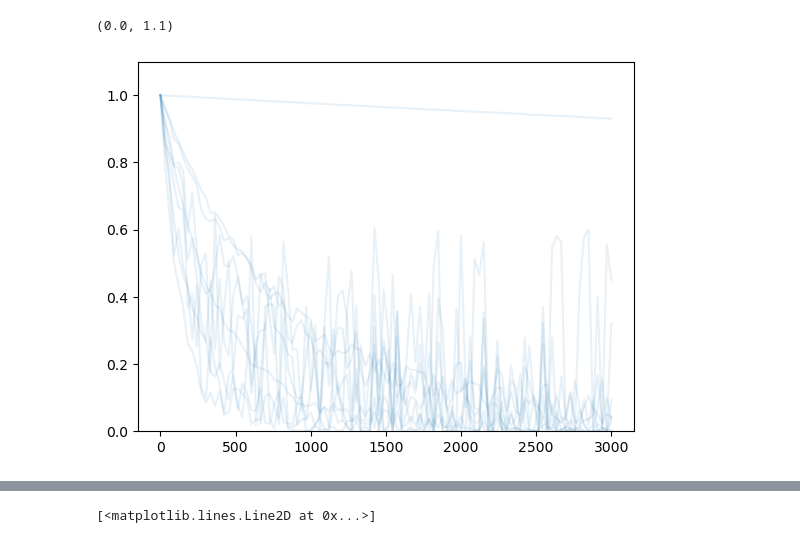
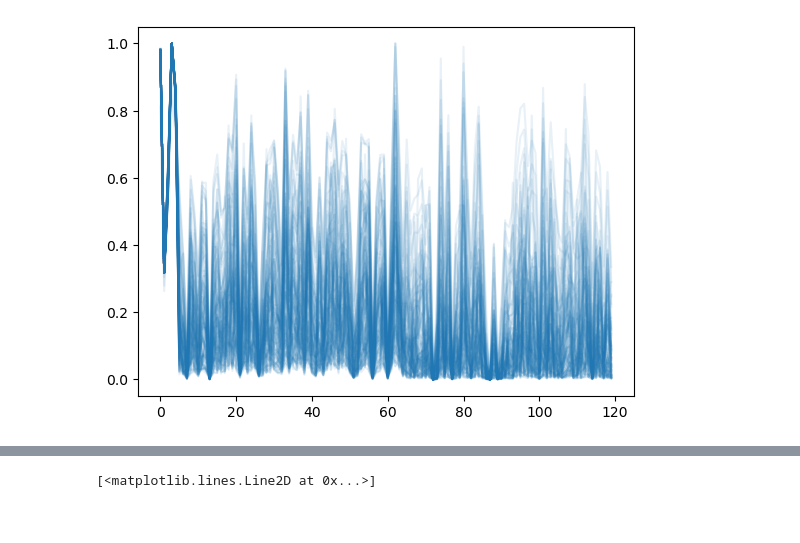
Before and after one commit to mackelab/dmri, a Jupyter notebook: notebooks/dmri_simulators.ipynb, the cells around one changed output, grey strips where cells are left out. Drawn from its saved outputs; the diff is of its cells as text; code cells hidden in the pictures.

Commit message:
Better ssfp acq prior

```diff
--- a/notebooks/dmri_simulators.ipynb
+++ b/notebooks/dmri_simulators.ipynb
@@ -18,3 +18,9 @@ bvecs = np.random.randn(100, 3)
 bvecs = bvecs / np.linalg.norm(bvecs, axis=1)[:, None]
 
 acq = acquisition_scheme(bvals, bvecs)
+# %%
+from dmri.simulators.local_signal_models.ball import SSFPBall
+from dmri.simulators.acquisition_scheme import ssfp_acquisition_scheme, random_typical_ssfp_acquisition
+
+
+acq  = random_typical_ssfp_acquisition(jax.random.key(0))
@@ -21,15 +47,13 @@ acq = acquisition_scheme(bvals, bvecs)
 # %%
-from dmri.simulators.local_signal_models.ball import MultiShellBall
-from dmri.simulators.local_signal_models.stick import MultiShellStick
-from dmri.simulators.multi_compartment import MultiShellBall3StickSharedDiffusivity, MultiShellBall3StickSharedDiffusivityUniformFraction, Ball3StickSharedDiffusivity
+from dmri.simulators.multi_compartment import SSFPBall3StickSharedDiffusivity, Ball3StickSharedDiffusivity
 
 def sim(theta):
-    return Ball3StickSharedDiffusivity.from_theta(theta).signal(acq)
+    return SSFPBall3StickSharedDiffusivity.from_theta(theta).signal(acq)
 
-signals = jax.vmap(sim)(np.random.randn(10, Ball3StickSharedDiffusivity.theta_dim))
+signals = jax.vmap(sim)(np.random.randn(100, SSFPBall3StickSharedDiffusivity.theta_dim))
 
-_ = plt.plot(bvals, signals.T, color="C0", alpha=0.1)
-plt.ylim(0, 1.1)
+idx = jnp.argsort(acq.qvals)
+_ = plt.plot(signals[...,idx].T, color="C0", alpha=0.1)
+#plt.ylim(0, 1.1)
 # %% [output]
-(0.0, 1.1)
-[figure, old version]
+[figure, new version]
```
Also changed, not shown: parts of 10 cells of this notebook, 3 other files.
